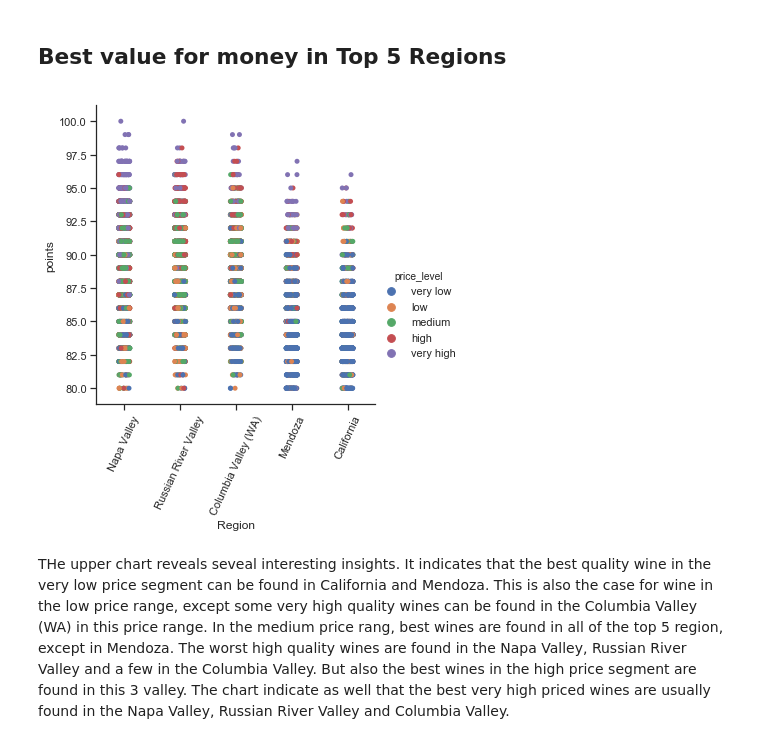
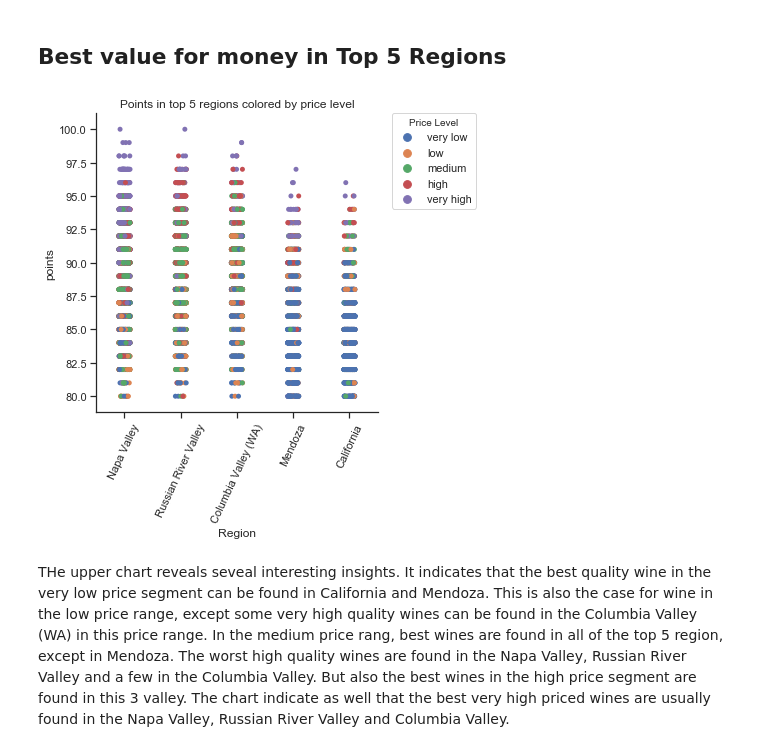
Before and after one commit to igorstojanovic91/wine-review-analysis, a Jupyter notebook: Wine reviews Analysis.ipynb, the cells around one changed output. Saved outputs shown, nothing was run; the diff lists cells and outputs as text; code cells hidden in the pictures.

```diff
--- a/Wine reviews Analysis.ipynb
+++ b/Wine reviews Analysis.ipynb
@@ -1157,13 +1170,14 @@ Having a closer look on the top 5 wine provinces from New Zealand with the highe
 # %%
 #https://seaborn.pydata.org/tutorial/categorical.html
 sns.catplot(x="region_1", y="points", hue="price_level",
-            data=df[df['region_1'].isin(get_top_5_value_counts(df, 'region_1')['region_1'])]);
+            data=df[df['region_1'].isin(get_top_5_value_counts(df, 'region_1')['region_1'])], legend=False);
 plt.xticks(rotation=65)
 plt.xlabel('Region')
-
+plt.legend(title='Price Level', bbox_to_anchor=(1.05, 1), loc=2, borderaxespad=0.)
+plt.title('Points in top 5 regions colored by price level')
 plt.show();
 # %% [output]
-[figure, old version]
+[figure, new version]
 # %% [markdown]
 THe upper chart reveals seveal interesting insights. It indicates that the best quality wine in the very low price segment can be found in California and Mendoza. This is also the case for wine in the low price range, except some very high quality wines can be found in the Columbia Valley (WA) in this price range. In the medium price rang, best wines are found in all of the top 5 region, except in Mendoza. The worst high quality wines are found in the Napa Valley, Russian River Valley and a few in the Columbia Valley. But also the best wines in the high price segment are found in this 3 valley. The chart indicate as well that the best very high priced wines are usually found in the Napa Valley, Russian River Valley and Columbia Valley.
 # %% [markdown]
```
Also changed, not shown: parts of 149 cells of this notebook.
